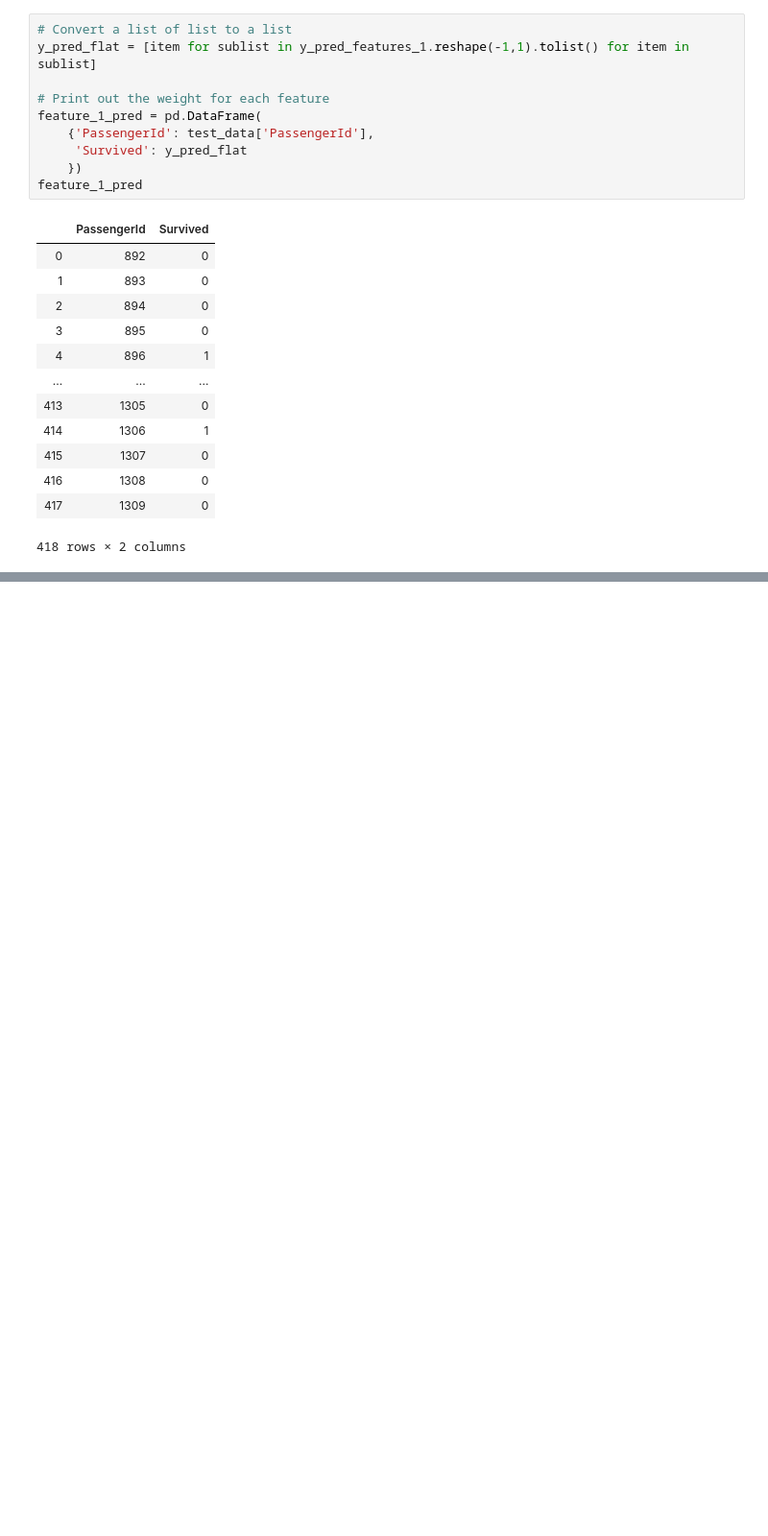
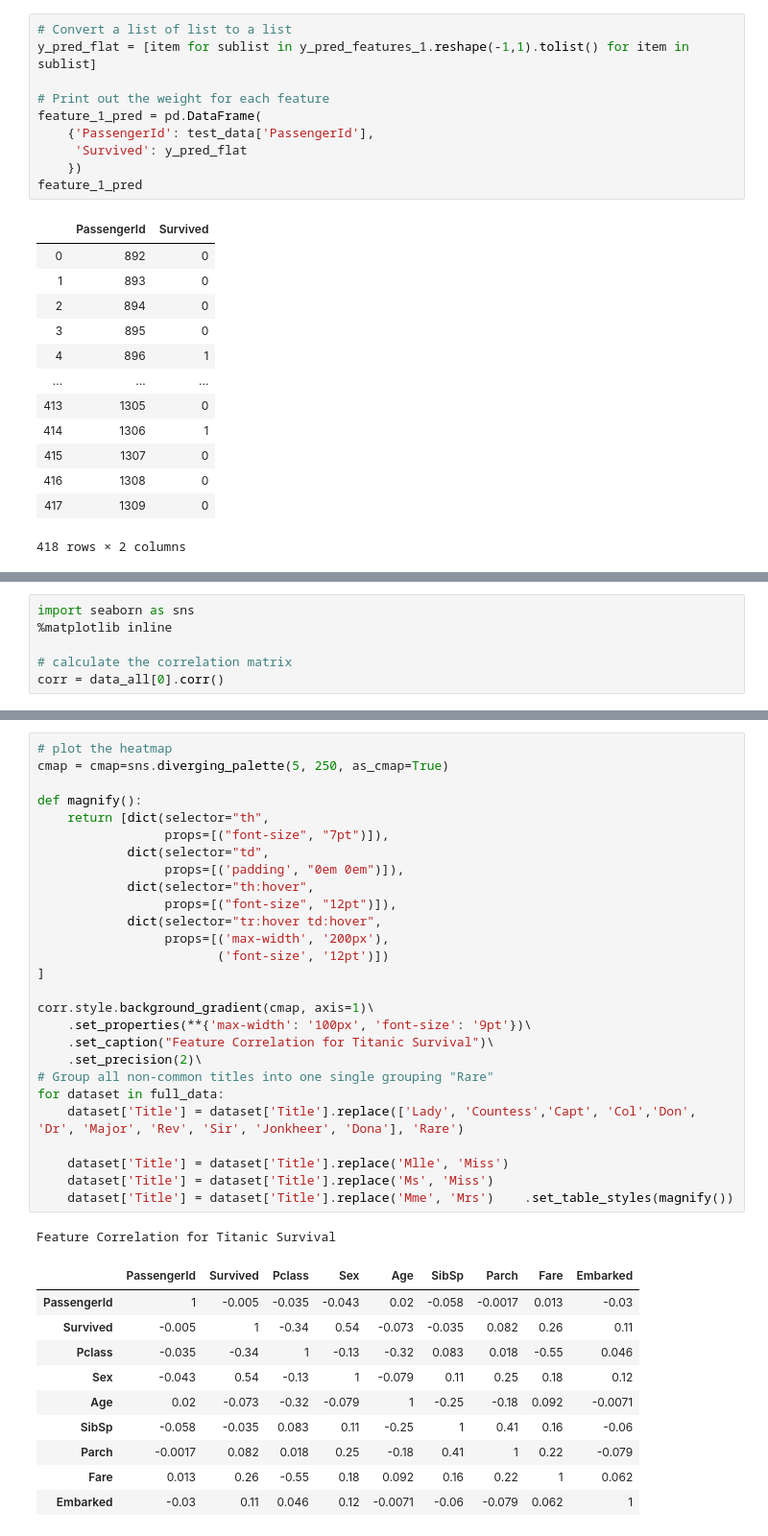
Before and after one commit to RachelPengmkt/Titanic-Machine-Learning-from-Disaster-Classification-Prediction, a Jupyter notebook: Titanic-Machine-Learning-from-Disaster-Classification-Prediction.ipynb, the cells around one changed output, grey strips where cells are left out. Shown at 96% size. Saved outputs shown, nothing was run; the diff lists cells and outputs as text; blank space fills up the shorter version.

```diff
--- a/Titanic-Machine-Learning-from-Disaster-Classification-Prediction.ipynb
+++ b/Titanic-Machine-Learning-from-Disaster-Classification-Prediction.ipynb
@@ -486,0 +583,6 @@ KeyError: 'Survived'
+# %%
+import seaborn as sns
+%matplotlib inline
+
+# calculate the correlation matrix
+corr = data_all[0].corr()
@@ -486,0 +605,39 @@ KeyError: 'Survived'
+# %%
+# plot the heatmap
+cmap = cmap=sns.diverging_palette(5, 250, as_cmap=True)
+
+def magnify():
+    return [dict(selector="th",
+                 props=[("font-size", "7pt")]),
+            dict(selector="td",
+                 props=[('padding', "0em 0em")]),
+            dict(selector="th:hover",
+                 props=[("font-size", "12pt")]),
+            dict(selector="tr:hover td:hover",
+                 props=[('max-width', '200px'),
+                        ('font-size', '12pt')])
+]
+
+corr.style.background_gradient(cmap, axis=1)\
+    .set_properties(**{'max-width': '100px', 'font-size': '9pt'})\
+    .set_caption("Feature Correlation for Titanic Survival")\
+    .set_precision(2)\
+# Group all non-common titles into one single grouping "Rare"
+for dataset in full_data:
+    dataset['Title'] = dataset['Title'].replace(['Lady', 'Countess','Capt', 'Col','Don', 'Dr', 'Major', 'Rev', 'Sir', 'Jonkheer', 'Dona'], 'Rare')
+
+    dataset['Title'] = dataset['Title'].replace('Mlle', 'Miss')
+    dataset['Title'] = dataset['Title'].replace('Ms', 'Miss')
+    dataset['Title'] = dataset['Title'].replace('Mme', 'Mrs')    .set_table_styles(magnify())
+# %% [output]
+Feature Correlation for Titanic Survival
+|  | PassengerId | Survived | Pclass | Sex | Age | SibSp | Parch | Fare | Embarked |
+| PassengerId | 1 | -0.005 | -0.035 | -0.043 | 0.02 | -0.058 | -0.0017 | 0.013 | -0.03 |
+| Survived | -0.005 | 1 | -0.34 | 0.54 | -0.073 | -0.035 | 0.082 | 0.26 | 0.11 |
+| Pclass | -0.035 | -0.34 | 1 | -0.13 | -0.32 | 0.083 | 0.018 | -0.55 | 0.046 |
+| Sex | -0.043 | 0.54 | -0.13 | 1 | -0.079 | 0.11 | 0.25 | 0.18 | 0.12 |
+| Age | 0.02 | -0.073 | -0.32 | -0.079 | 1 | -0.25 | -0.18 | 0.092 | -0.0071 |
+| SibSp | -0.058 | -0.035 | 0.083 | 0.11 | -0.25 | 1 | 0.41 | 0.16 | -0.06 |
+| Parch | -0.0017 | 0.082 | 0.018 | 0.25 | -0.18 | 0.41 | 1 | 0.22 | -0.079 |
+| Fare | 0.013 | 0.26 | -0.55 | 0.18 | 0.092 | 0.16 | 0.22 | 1 | 0.062 |
+| Embarked | -0.03 | 0.11 | 0.046 | 0.12 | -0.0071 | -0.06 | -0.079 | 0.062 | 1 |
```
Also changed, not shown: parts of 20 cells of this notebook.
